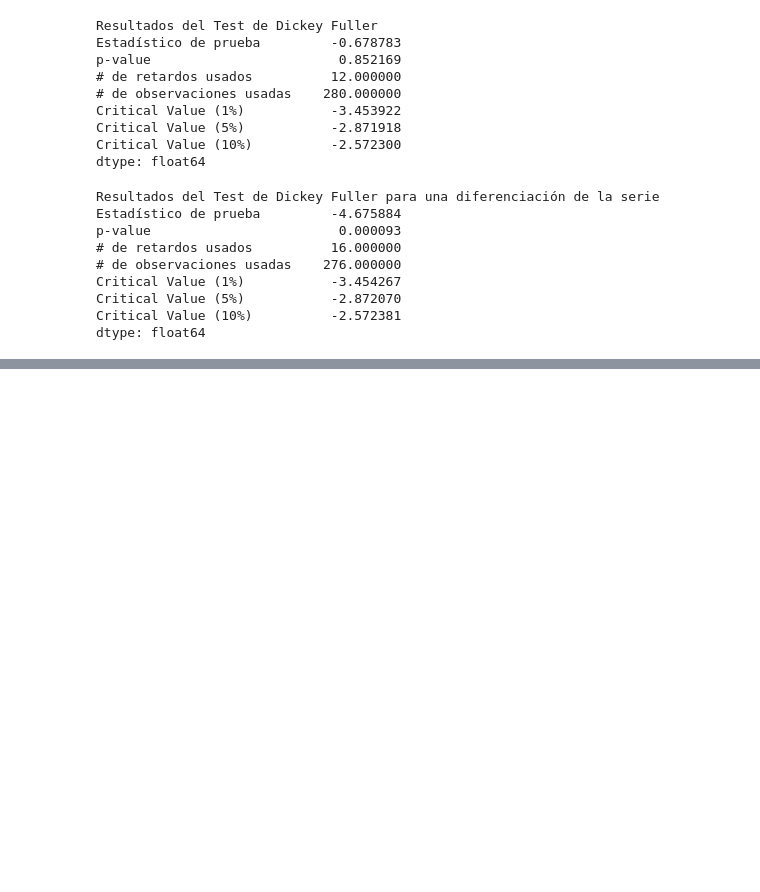
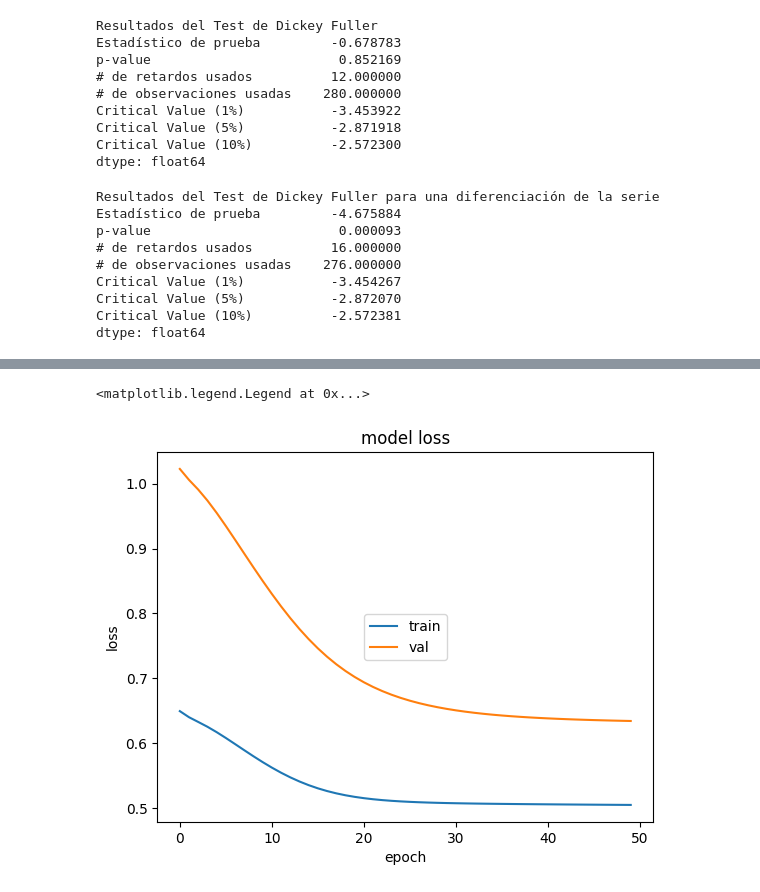
Before and after one commit to estebandonis/LSTMwithTimeSeries-DataScience, a Jupyter notebook: consumo.ipynb, the cells around one changed output, grey strips where cells are left out. Saved outputs shown, nothing was run; the diff lists cells and outputs as text; code cells hidden in the pictures; blank space fills up the shorter version.

```diff
--- a/consumo.ipynb
+++ b/consumo.ipynb
@@ -97,0 +137,5 @@ dtype: float64
+# %%
+x_train = np.reshape(x_train,(x_train.shape[0],1,1))
+x_val = np.reshape(x_val, (x_val.shape[0],1,1))
+x_test = np.reshape(x_test, (x_test.shape[0],1,1))
+len(x_val)
@@ -97,0 +144,13 @@ dtype: float64
+# %%
+modelo1 = Sequential()
+lote = 1
+unidades =  1
+paso = 1
+caracteristicas = 1 #es univariada
+
+inputs = keras.layers.Input((paso, caracteristicas))
+lstm_out = keras.layers.LSTM(lote)(inputs)
+outputs = keras.layers.Dense(1)(lstm_out)
+
+modelo1 = keras.Model(inputs=inputs, outputs=outputs)
+modelo1.summary()
@@ -97,0 +171,13 @@ dtype: float64
+# %%
+modelo1.compile(loss='mean_squared_error',optimizer="rmsprop")
+# %%
+epocas = 50
+history= modelo1.fit(
+    x = x_train,
+    y = y_train,
+    batch_size = lote,
+    epochs = epocas,
+    shuffle = False,
+    validation_data = (x_val,y_val),
+    verbose=1
+)
@@ -97,0 +202,10 @@ dtype: float64
+# %%
+plt.plot(history.history['loss'])
+plt.plot(history.history['val_loss'])
+plt.title('model loss')
+plt.ylabel('loss')
+plt.xlabel('epoch')
+plt.legend(['train', 'val'], loc='center')
+# %% [output]
+<matplotlib.legend.Legend at 0x...>
+[figure, added]
```
Also changed, not shown: parts of 15 cells of this notebook, 1 other file.
